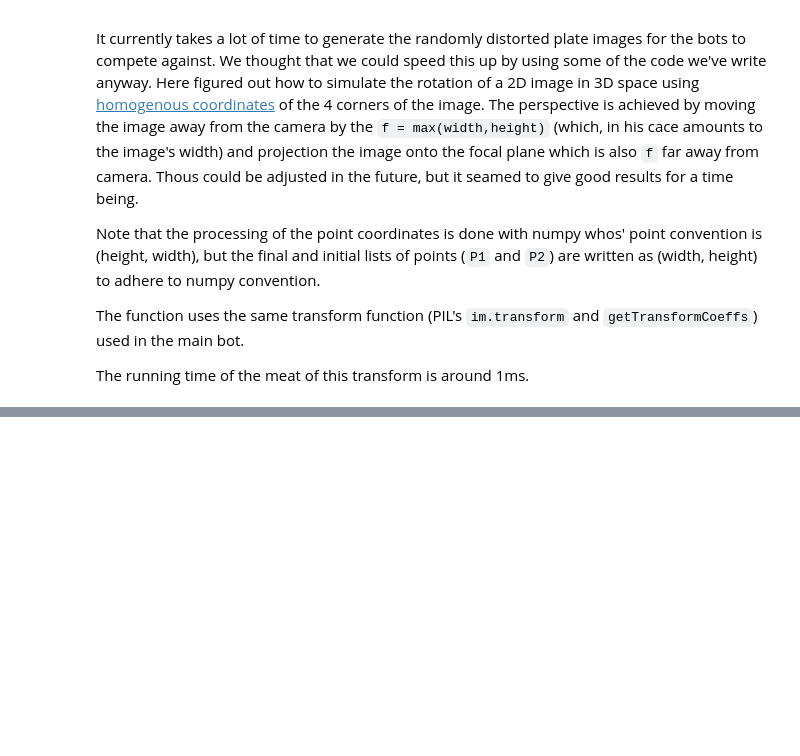
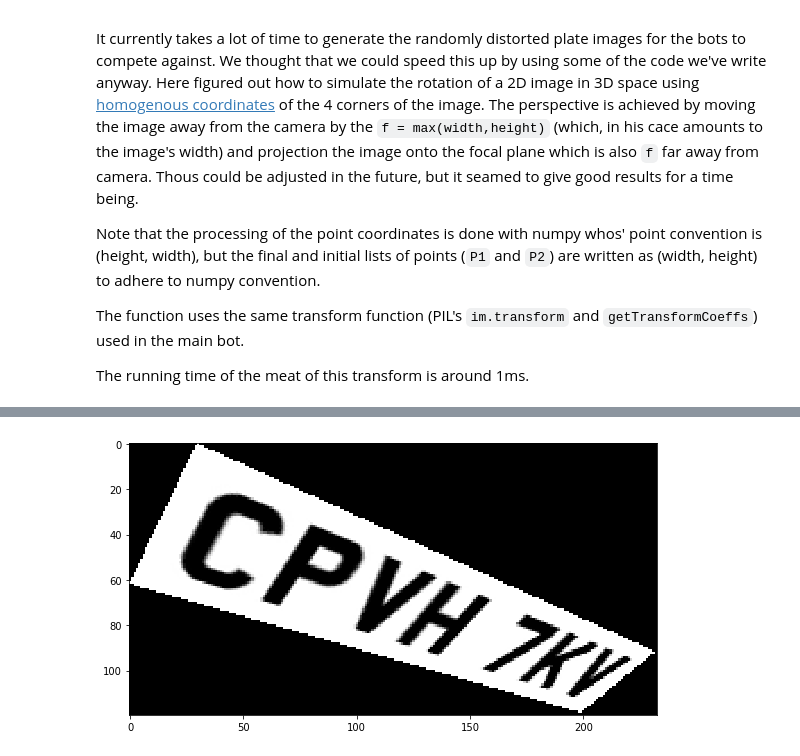
Before and after one commit to Mitch722/NBP-DemoClient-User, a Jupyter notebook: jupyter notebook examples/3D_plate_rotation.ipynb, the cells around one changed output, grey strips where cells are left out. Drawn from its saved outputs; the diff is of its cells as text; code cells hidden in the pictures; blank space fills up the shorter version.

```diff
--- a/jupyter notebook examples/3D_plate_rotation.ipynb
+++ b/jupyter notebook examples/3D_plate_rotation.ipynb
@@ -194,0 +195,8 @@ Wall time: 207 ms
+# %%
+# Whole thing wrapped as a helper function
+im3 = perspectiveRotate(im,angles)
+
+plt.imshow(pil2np(im3), cmap='gray')
+plt.show()
+# %% [output]
+[figure, added]
```
Also changed, not shown: parts of 6 cells of this notebook, 1 other file.
